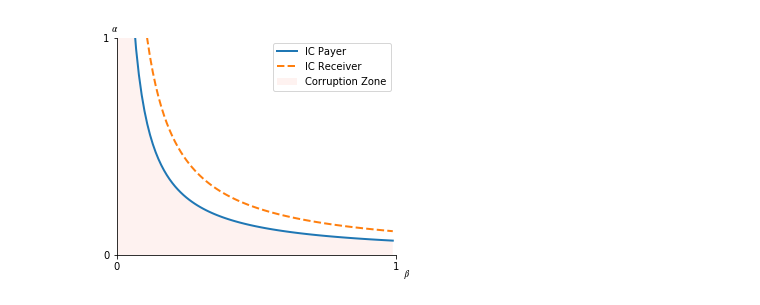
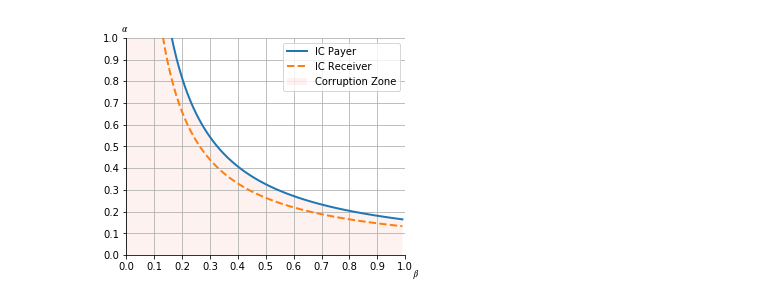
Before and after one commit to caxaxa/Corruption_Game, a Jupyter notebook: Supporting_Plots.ipynb, the cells around one changed output. Drawn from its saved outputs; the diff is of its cells as text; code cells hidden in the pictures.

```diff
--- a/Supporting_Plots.ipynb
+++ b/Supporting_Plots.ipynb
@@ -1,64 +1,70 @@
 # %%
 
 import numpy as np
 import matplotlib.pyplot as plt
 
 
 
 # Indiference Curves
 n = 100
 x = np.arange(0.0000001, 1,1/n )
-beta = []
-alpha = []
-b = 4
+beta = 0.70
+alpha = 0.05
+b = 3
 a = 6
-f = 10
+f = 12
 N = 0.5
-c = 2
-gamma = 0.9
+c_b = 1
+gamma = 0.99
 
-alphaIE = []
-for i in x:
-    alphaIE.append((-(b/(gamma**2)) + a)/ (i*(a+f))) #
+def get_ICs():
+    n = 100
+    x = np.arange(0.0000001, 1,1/n )
+    N = 0.5
 
-alphaIE = np.asarray(alphaIE)
+    alphaIE = []
+    for i in x:
+        alphaIE.append((-(b/(gamma**2)) + a)/ (i*(a+f))) #
 
-alphaIB = []
+    alphaIE = np.asarray(alphaIE)
 
-for i in x:
-    alphaIB.append((-(c/(gamma**2)) + b)/ (i*(b+f)))  #
+    alphaIB = []
 
-alphaIB = np.asarray(alphaIB)
+    for i in x:
+        alphaIB.append((-(c_b/(gamma**2)) + b)/ (i*(b+f)))  #
 
-#Ploting Indiference curves
+    alphaIB = np.asarray(alphaIB)
 
-fig, ax = plt.subplots(figsize = (5,4))
+    #Ploting Indiference curves
 
-ax.plot(x, alphaIE, linewidth=2)
-ax.plot(x, alphaIB,'--', linewidth=2)
+    fig, ax = plt.subplots(figsize = (5,4))
 
-fig.add_subplot(ax)
+    ax.plot(x, alphaIE, linewidth=2)
+    ax.plot(x, alphaIB,'--', linewidth=2)
 
-ax.spines['right'].set_visible(False)
-ax.spines['top'].set_visible(False)
+    fig.add_subplot(ax)
 
-fig.text(0.92, 0.05, '$𝛽$')
-fig.text(0.11, 0.9, '$𝛼$')
+    ax.spines['right'].set_visible(False)
+    ax.spines['top'].set_visible(False)
 
-ax.fill_between(x, alphaIE, facecolor='salmon', alpha=0.1)
+    fig.text(0.92, 0.05, '$𝛽$')
+    fig.text(0.11, 0.9, '$𝛼$')
 
-plt.ylim([0, 1])
-plt.xlim([0, 1])
-plt.xticks(np.arange(0,1.1,1))
-plt.yticks(np.arange(0,1.1,1))
-#plt.title('Indiference curves')
-plt.legend(('IC Payer', 'IC Receiver', 'Corruption Zone' ),
-           loc='best', shadow=False)
+    ax.fill_between(x, alphaIE, facecolor='salmon', alpha=0.1)
 
-# fig.text(0.18, 0.2, 'Corruption')
-# fig.text(0.5, 0.4, 'No Corruption')
-plt.show()
-
+    plt.ylim([0, 1])
+    plt.xlim([0, 1])
+    plt.grid(True)
+    plt.xticks(np.arange(0,1.1,.1))
+    plt.yticks(np.arange(0,1.1,.1))
+    #plt.title('Indiference curves')
+    plt.legend(('IC Payer', 'IC Receiver', 'Corruption Zone' ),
+               loc='best', shadow=False)
+    #plt.grid(True)
+    # fig.text(0.18, 0.2, 'Corruption')
+    # fig.text(0.5, 0.4, 'No Corruption')
+    plt.show()
+get_ICs()
 fig.savefig('fig1.pdf')
 # %% [output]
-[figure, old version]
+[figure, new version]
```
Also changed, not shown: parts of 6 cells of this notebook, 5 other files.
